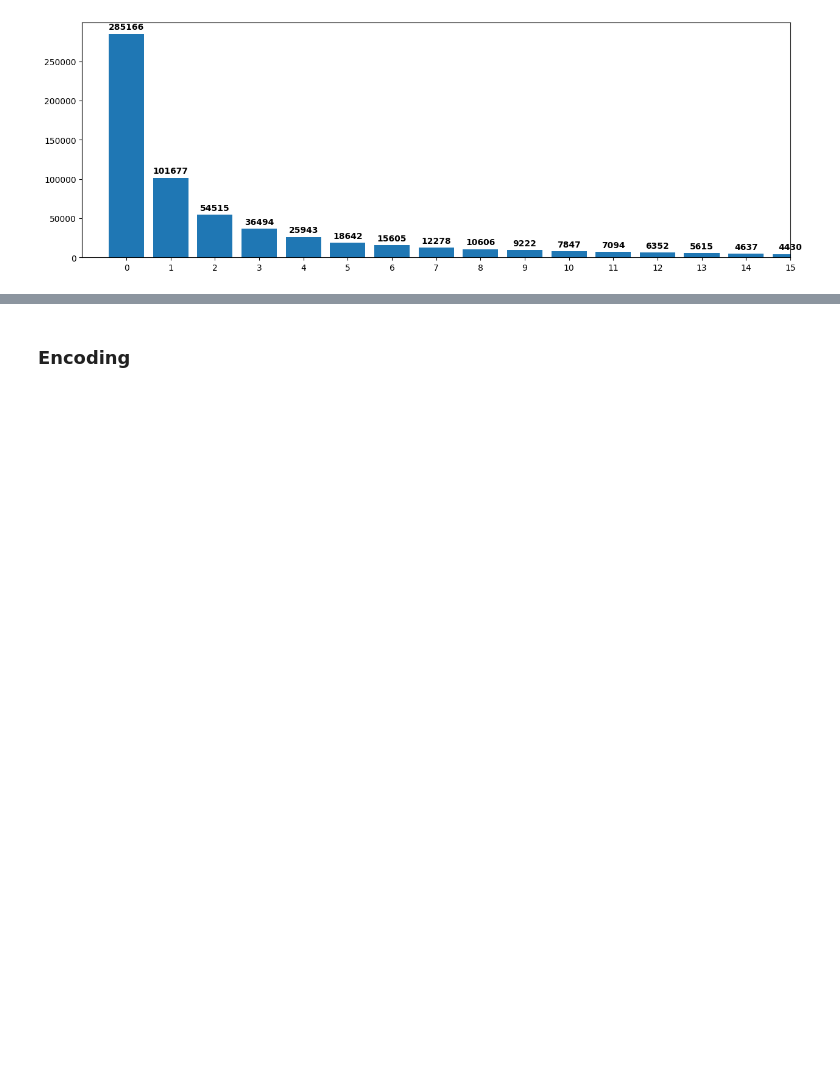
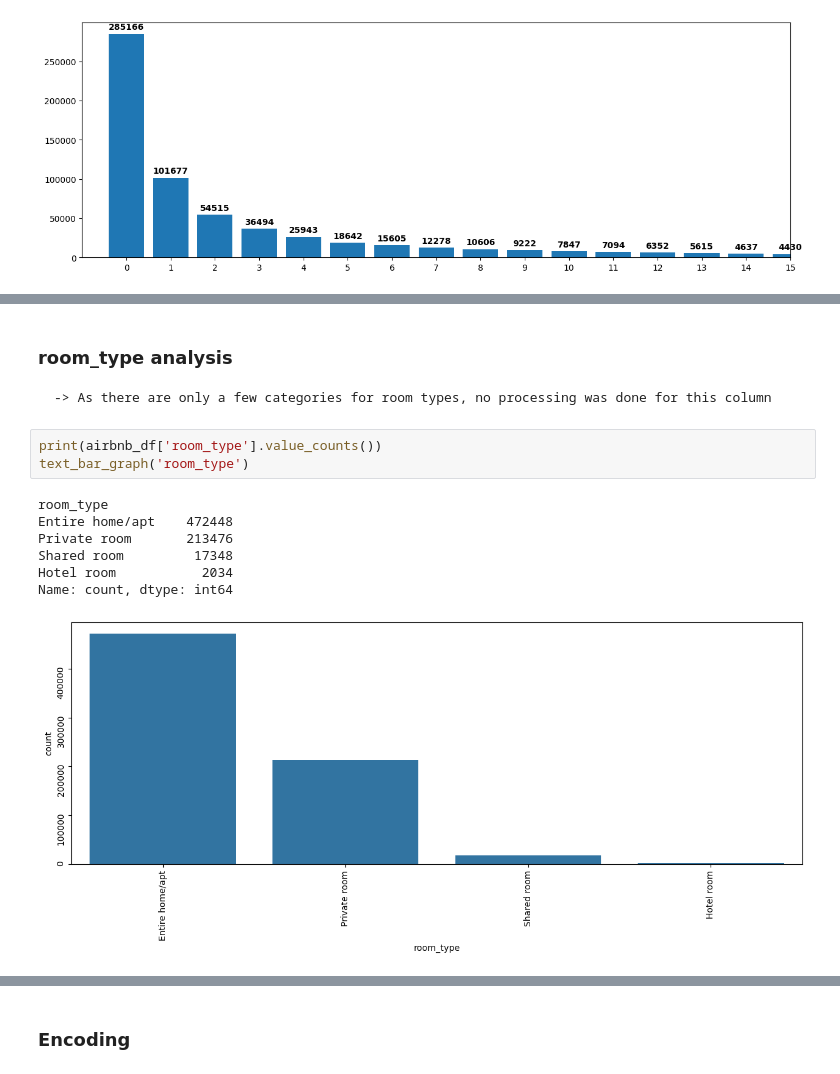
Before and after one commit to Dudols/DataScience-AirbnbRJ-Evaluation, a Jupyter notebook: Airbnb_Rio.ipynb, the cells around one changed output, grey strips where cells are left out. Saved outputs shown, nothing was run; the diff lists cells and outputs as text; blank space fills up the shorter version.

```diff
--- a/Airbnb_Rio.ipynb
+++ b/Airbnb_Rio.ipynb
@@ -441,0 +519,14 @@ dtype: object
+# %% [markdown]
+### room_type analysis
+    -> As there are only a few categories for room types, no processing was done for this column
+# %%
+print(airbnb_df['room_type'].value_counts())
+text_bar_graph('room_type')
+# %% [output]
+room_type
+Entire home/apt    472448
+Private room       213476
+Shared room         17348
+Hotel room           2034
+Name: count, dtype: int64
+[figure, added]
```
Also changed, not shown: parts of 12 cells of this notebook.
